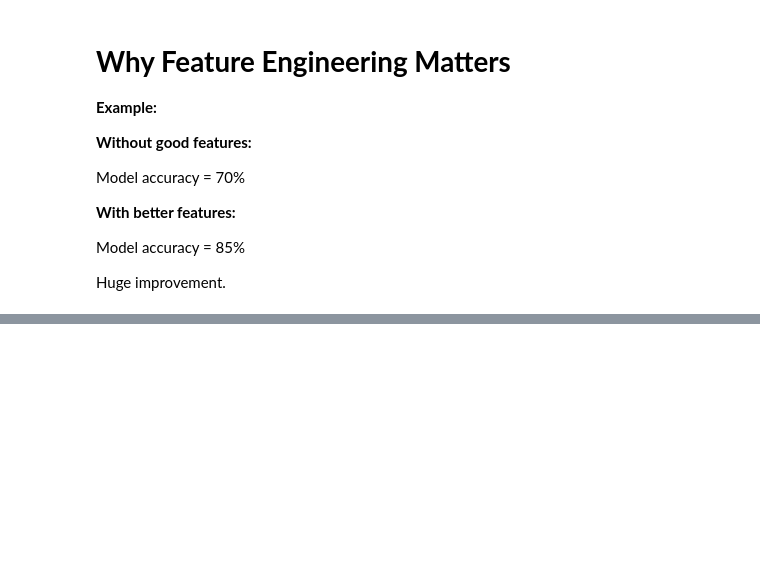
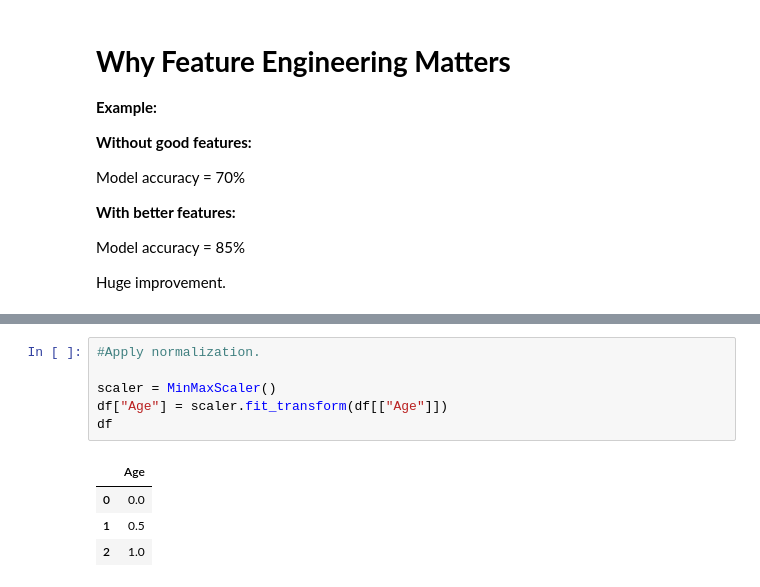
Before and after one commit to iamkhan49/Machine-Learning, a Jupyter notebook: Machine_Learning.ipynb, the cells around one changed output, grey strips where cells are left out. Drawn from its saved outputs; the diff is of its cells as text; blank space fills up the shorter version.

```diff
--- a/Machine_Learning.ipynb
+++ b/Machine_Learning.ipynb
@@ -1095,0 +1304,11 @@ Huge improvement.
+# %%
+#Apply normalization.
+
+scaler = MinMaxScaler()
+df["Age"] = scaler.fit_transform(df[["Age"]])
+df
+# %% [output]
+|  | Age |
+| 0 | 0.0 |
+| 1 | 0.5 |
+| 2 | 1.0 |
```
Also changed, not shown: parts of 18 cells of this notebook.
